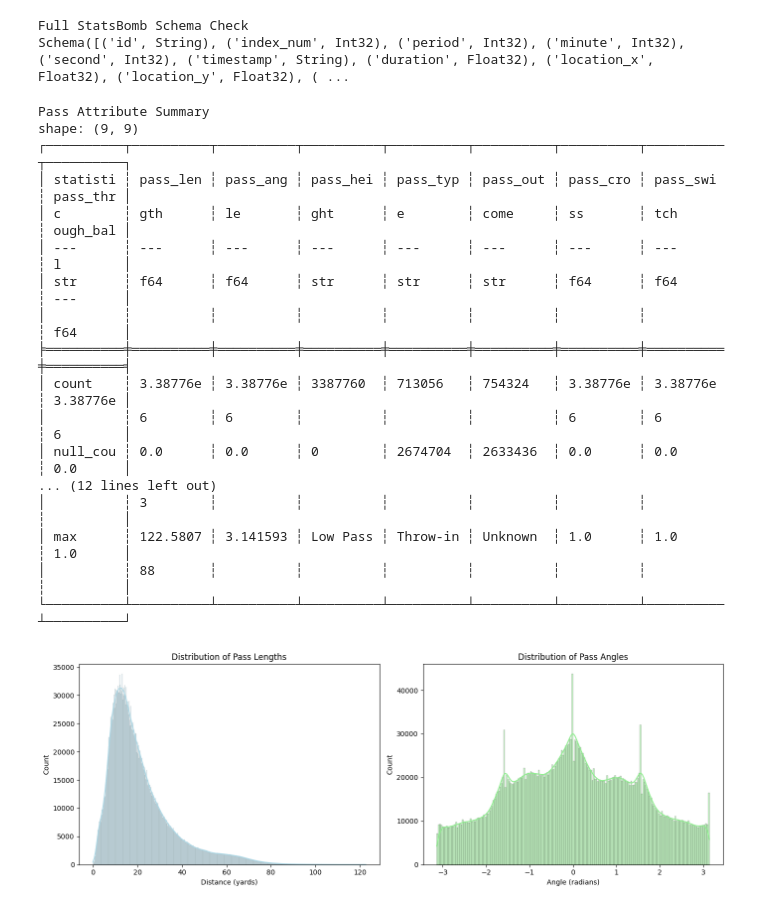
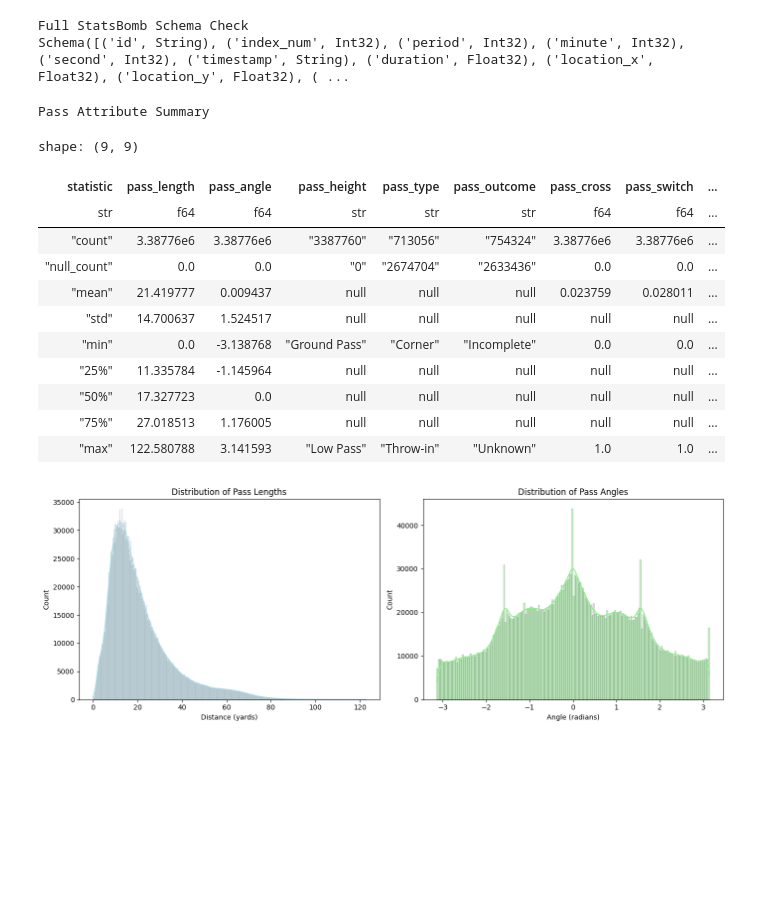
Before and after one commit to spatel601/soccer-analytics-capstone-template, a Jupyter notebook: eda/EDA.ipynb, the cells around one changed output. Saved outputs shown, nothing was run; the diff lists cells and outputs as text; code cells hidden in the pictures; blank space fills up the shorter version.

```diff
--- a/eda/EDA.ipynb
+++ b/eda/EDA.ipynb
@@ -589,31 +571,27 @@ Schema([('id', String), ('index_num', Int32), ('period', Int32), ('minute', Int3
 # %%
 # Select passing features for exploration
 pass_features = events.filter(pl.col("type") == "Pass").select([
     "pass_length", "pass_angle", "pass_height", "pass_type", "pass_outcome", "pass_cross", "pass_switch", "pass_through_ball"
 ])
 
 # Generate summary statistics to understand the data scale
 print("Pass Attribute Summary")
 with pl.Config(tbl_cols=-1):
-    print(pass_features.describe())
+    display(pass_features.describe())
 # %% [output]
 Pass Attribute Summary
-shape: (9, 9)
-┌──────────┬──────────┬──────────┬──────────┬──────────┬──────────┬──────────┬──────────┬──────────┐
-│ statisti ┆ pass_len ┆ pass_ang ┆ pass_hei ┆ pass_typ ┆ pass_out ┆ pass_cro ┆ pass_swi ┆ pass_thr │
-│ c        ┆ gth      ┆ le       ┆ ght      ┆ e        ┆ come     ┆ ss       ┆ tch      ┆ ough_bal │
-│ ---      ┆ ---      ┆ ---      ┆ ---      ┆ ---      ┆ ---      ┆ ---      ┆ ---      ┆ l        │
-│ str      ┆ f64      ┆ f64      ┆ str      ┆ str      ┆ str      ┆ f64      ┆ f64      ┆ ---      │
-│          ┆          ┆          ┆          ┆          ┆          ┆          ┆          ┆ f64      │
-╞══════════╪══════════╪══════════╪══════════╪══════════╪══════════╪══════════╪══════════╪══════════╡
-│ count    ┆ 3.38776e ┆ 3.38776e ┆ 3387760  ┆ 713056   ┆ 754324   ┆ 3.38776e ┆ 3.38776e ┆ 3.38776e │
-│          ┆ 6        ┆ 6        ┆          ┆          ┆          ┆ 6        ┆ 6        ┆ 6        │
-│ null_cou ┆ 0.0      ┆ 0.0      ┆ 0        ┆ 2674704  ┆ 2633436  ┆ 0.0      ┆ 0.0      ┆ 0.0      │
-... (12 lines left out)
-│          ┆ 3        ┆          ┆          ┆          ┆          ┆          ┆          ┆          │
-│ max      ┆ 122.5807 ┆ 3.141593 ┆ Low Pass ┆ Throw-in ┆ Unknown  ┆ 1.0      ┆ 1.0      ┆ 1.0      │
-│          ┆ 88       ┆          ┆          ┆          ┆          ┆          ┆          ┆          │
-└──────────┴──────────┴──────────┴──────────┴──────────┴──────────┴──────────┴──────────┴──────────┘
+shape: (9, 9)
+| statistic | pass_length | pass_angle | pass_height | pass_type | pass_outcome | pass_cross | pass_switch | ... |
+| str | f64 | f64 | str | str | str | f64 | f64 | ... |
+| "count" | 3.38776e6 | 3.38776e6 | "3387760" | "713056" | "754324" | 3.38776e6 | 3.38776e6 | ... |
+| "null_count" | 0.0 | 0.0 | "0" | "2674704" | "2633436" | 0.0 | 0.0 | ... |
+| "mean" | 21.419777 | 0.009437 | null | null | null | 0.023759 | 0.028011 | ... |
+| "std" | 14.700637 | 1.524517 | null | null | null | null | null | ... |
+| "min" | 0.0 | -3.138768 | "Ground Pass" | "Corner" | "Incomplete" | 0.0 | 0.0 | ... |
+| "25%" | 11.335784 | -1.145964 | null | null | null | null | null | ... |
+| "50%" | 17.327723 | 0.0 | null | null | null | null | null | ... |
+| "75%" | 27.018513 | 1.176005 | null | null | null | null | null | ... |
+| "max" | 122.580788 | 3.141593 | "Low Pass" | "Throw-in" | "Unknown" | 1.0 | 1.0 | ... |
 # %%
 import seaborn as sns
 import matplotlib.pyplot as plt
```
Also changed, not shown: parts of 12 cells of this notebook, 1 other file.
